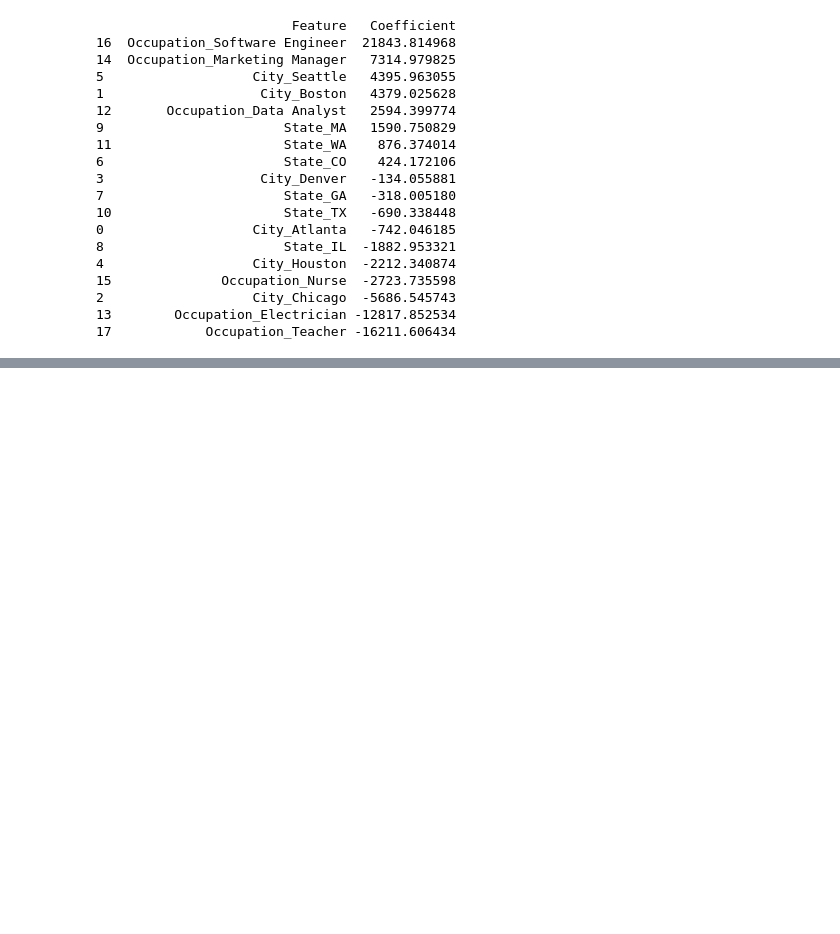
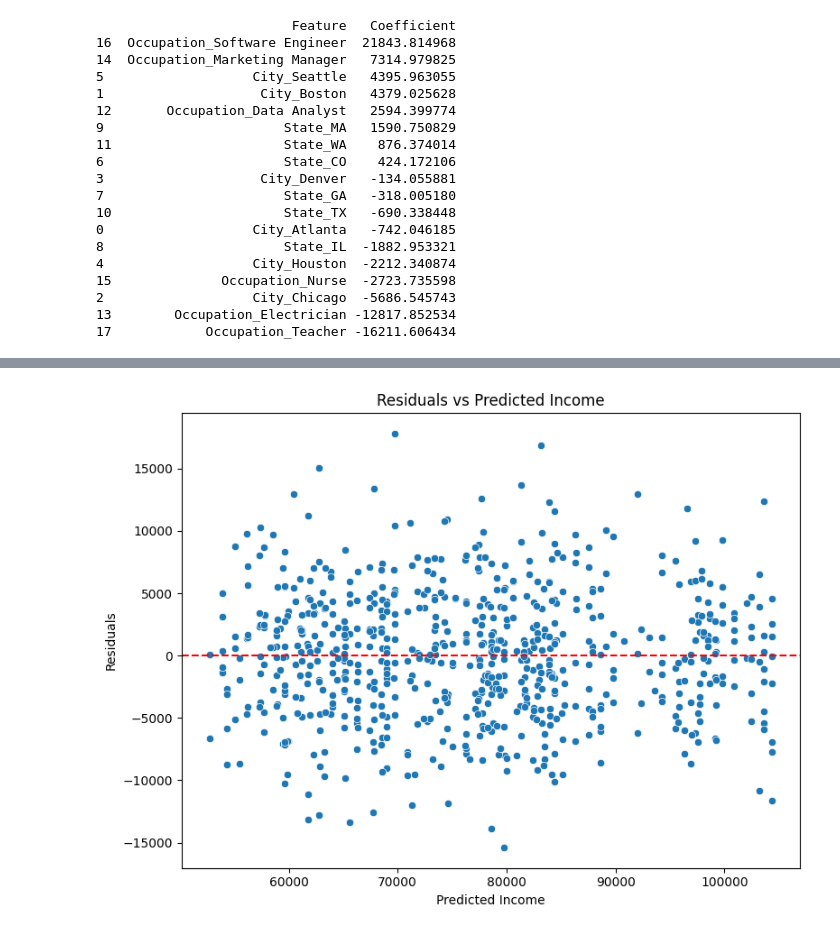
Before and after one commit to jobezking/RandomCode, a Jupyter notebook: SupervisedLearning/regression_examples/QuickLinear.ipynb, the cells around one changed output, grey strips where cells are left out. Cells and saved outputs as stored; diff of their text form; code cells hidden in the pictures; blank space fills up the shorter version.

```diff
--- a/SupervisedLearning/regression_examples/QuickLinear.ipynb
+++ b/SupervisedLearning/regression_examples/QuickLinear.ipynb
@@ -77,0 +92,13 @@ print(coef_df)
+# %%
+residuals = y_train - model.predict(X_train)
+
+plt.figure(figsize=(8, 6))
+sns.scatterplot(x=model.predict(X_train), y=residuals)
+plt.axhline(0, color='red', linestyle='--')
+plt.xlabel('Predicted Income')
+plt.ylabel('Residuals')
+plt.title('Residuals vs Predicted Income')
+plt.tight_layout()
+plt.show()
+# %% [output]
+[figure, added]
```
Also changed, not shown: parts of 3 cells of this notebook.
